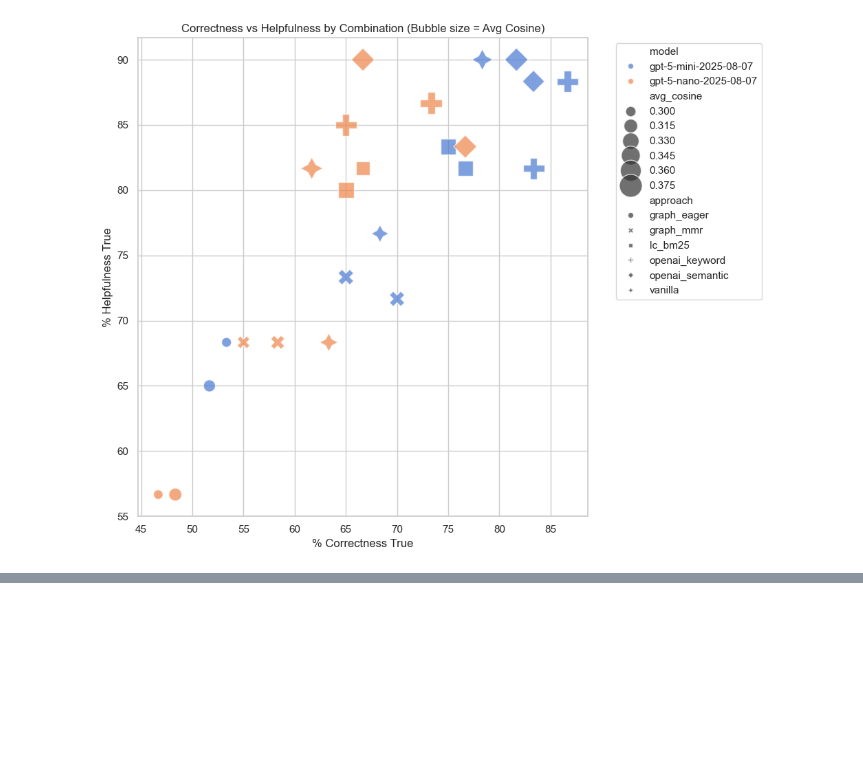
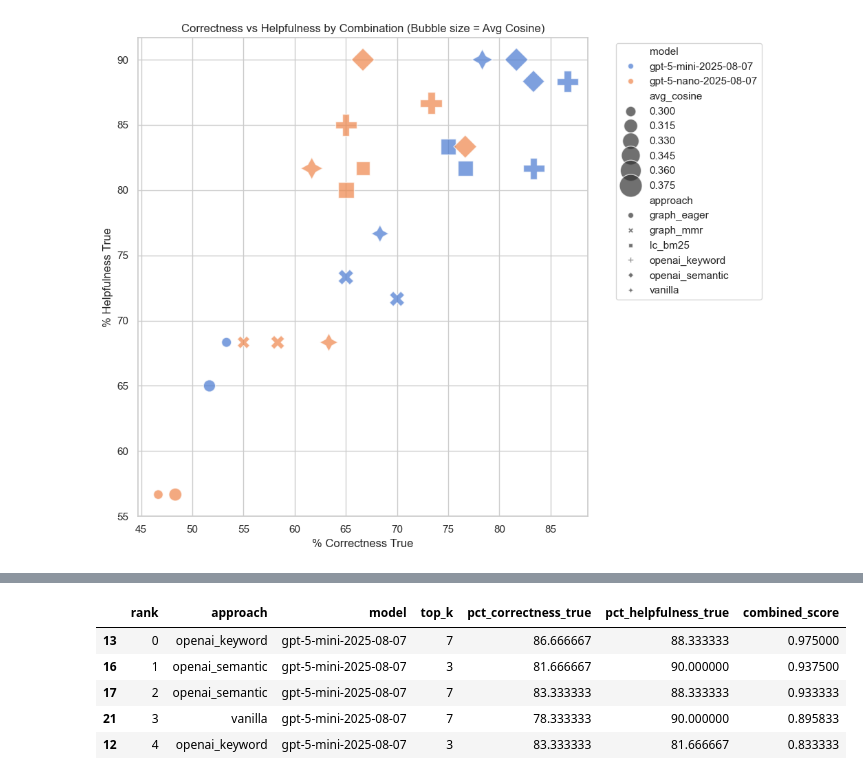
Before and after one commit to fryan2503/safety_rag_evaluation, a Jupyter notebook: code/notebooks/analysis.ipynb, the cells around one changed output, grey strips where cells are left out. Saved outputs shown, nothing was run; the diff lists cells and outputs as text; code cells hidden in the pictures; blank space fills up the shorter version.

Commit message:
Added additonal display of info

```diff
--- a/code/notebooks/analysis.ipynb
+++ b/code/notebooks/analysis.ipynb
@@ -282,3 +282,15 @@ Ranked by Combined Correctness+Helpfulness Score:
 | 0 | 21 | graph_eager | gpt-5-mini-2025-08-07 | 3 | 51.666667 | 65.000000 | 0.187500 |
 | 3 | 22 | graph_eager | gpt-5-nano-2025-08-07 | 7 | 48.333333 | 56.666667 | 0.020833 |
 | 2 | 23 | graph_eager | gpt-5-nano-2025-08-07 | 3 | 46.666667 | 56.666667 | 0.000000 |
+# %%
+display(ranked[[
+    "rank", "approach", "model", "top_k",
+    "pct_correctness_true", "pct_helpfulness_true", "combined_score"
+]].head(5))
+# %% [output]
+|  | rank | approach | model | top_k | pct_correctness_true | pct_helpfulness_true | combined_score |
+| 13 | 0 | openai_keyword | gpt-5-mini-2025-08-07 | 7 | 86.666667 | 88.333333 | 0.975000 |
+| 16 | 1 | openai_semantic | gpt-5-mini-2025-08-07 | 3 | 81.666667 | 90.000000 | 0.937500 |
+| 17 | 2 | openai_semantic | gpt-5-mini-2025-08-07 | 7 | 83.333333 | 88.333333 | 0.933333 |
+| 21 | 3 | vanilla | gpt-5-mini-2025-08-07 | 7 | 78.333333 | 90.000000 | 0.895833 |
+| 12 | 4 | openai_keyword | gpt-5-mini-2025-08-07 | 3 | 83.333333 | 81.666667 | 0.833333 |
```
